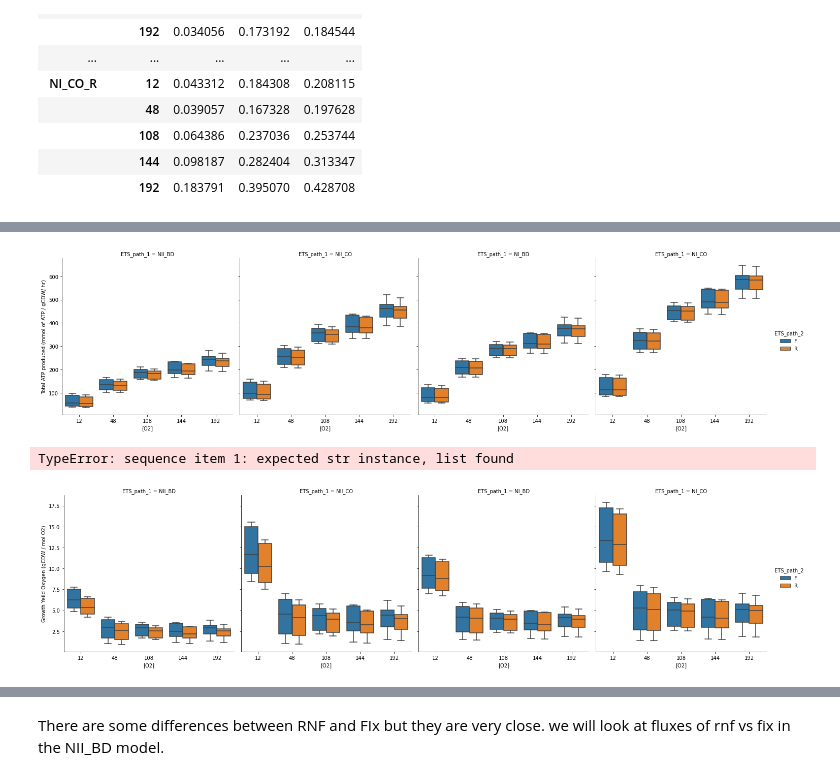
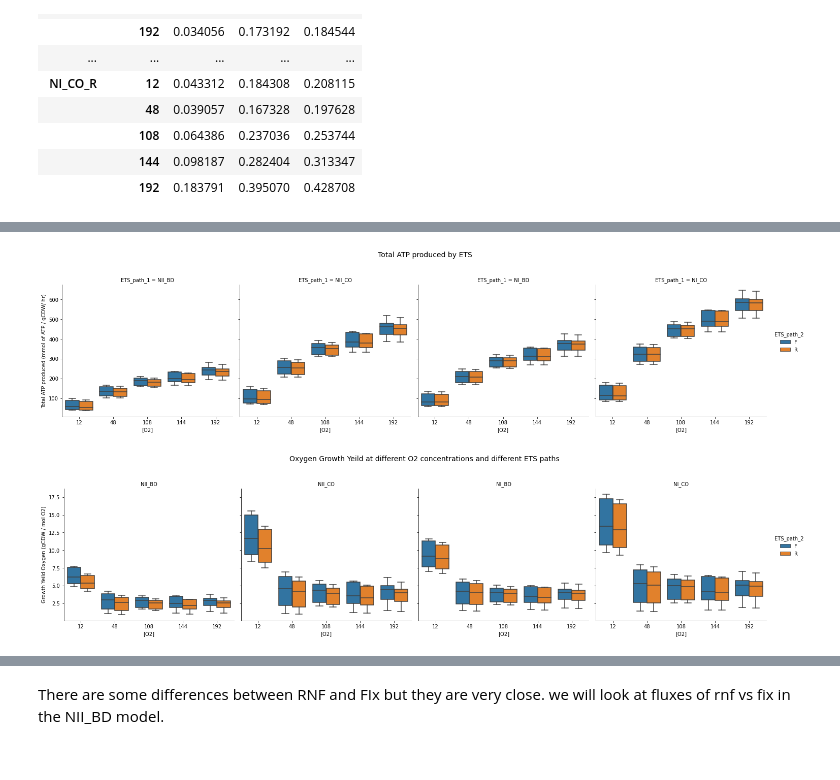
Before and after one commit to alexander-alleman/Azotobactervinelandii_metabolicmodel, a Jupyter notebook: Notebooks/ATPM_compare.ipynb, the cells around one changed output, grey strips where cells are left out. Saved outputs shown, nothing was run; the diff lists cells and outputs as text; code cells hidden in the pictures.

```diff
--- a/Notebooks/ATPM_compare.ipynb
+++ b/Notebooks/ATPM_compare.ipynb
@@ -430,19 +442,22 @@ ax.savefig('../Outputs/Maintenance_rates/prect_ATP_ETS.tiff', dpi = 60)
 # %%
 
 ax = sns.catplot( x = 'O2_conc', y = 'ATP_production', col= 'ETS_path_1', hue = 'ETS_path_2', data = growth_compare, kind = 'box')
 ax.set_axis_labels('[O2]','Total ATP produced (mmol of ATP / gCDW/ hr)')
-ax.savefig('../Outputs/Maintenance_rates/total_ATP_ETS_FR.tiff', dpi = 30)
+ax.fig.subplots_adjust(top=0.8)
+ax.fig.suptitle('Total ATP produced by ETS', size = 14)
+ax.savefig('../Outputs/ATPM_compare/total_ATP_ETS_FR.tiff', dpi = 30)
 # %% [output]
-[figure, old version]
+[figure, new version]
 # %%
 
 ax = sns.catplot( x = 'O2_conc', y = 'growth_yeild_o2_pred', col= 'ETS_path_1', hue = 'ETS_path_2', data = growth_compare, kind = 'box')
 ax.set_axis_labels('[O2]','Growth Yeild Oxygen (gCDW / mol O2)')
-g.set_titles(col_template=["NII_BD", "NII_CO", 'NI_BD', "NI_CO"])
-ax.savefig('../Outputs/Maintenance_rates/growthyeild_o2_ETS_FR.tiff', dpi = 30)
+ax.set_titles(col_template = "{col_name}")
+ax.fig.subplots_adjust(top=0.8)
+ax.fig.suptitle('Oxygen Growth Yeild at different O2 concentrations and different ETS paths', size = 14)
+ax.savefig('../Outputs/ATPM_compare/growthyeild_o2_ETS_FR.tiff', dpi = 30)
 # %% [output]
-TypeError: sequence item 1: expected str instance, list found
-[figure, old version]
+[figure, new version]
 # %%
 ax = sns.catplot( x = 'O2_conc', y = 'growth_yeild_suc_pred', col= 'ETS_path_1', hue = 'ETS_path_2', data = growth_compare, kind = 'box')
 ax.set_axis_labels('[O2]','Growth Yeild sucrose (gCDW / mol sucrose)')
```
Also changed, not shown: parts of 9 cells of this notebook, 19 other files.
